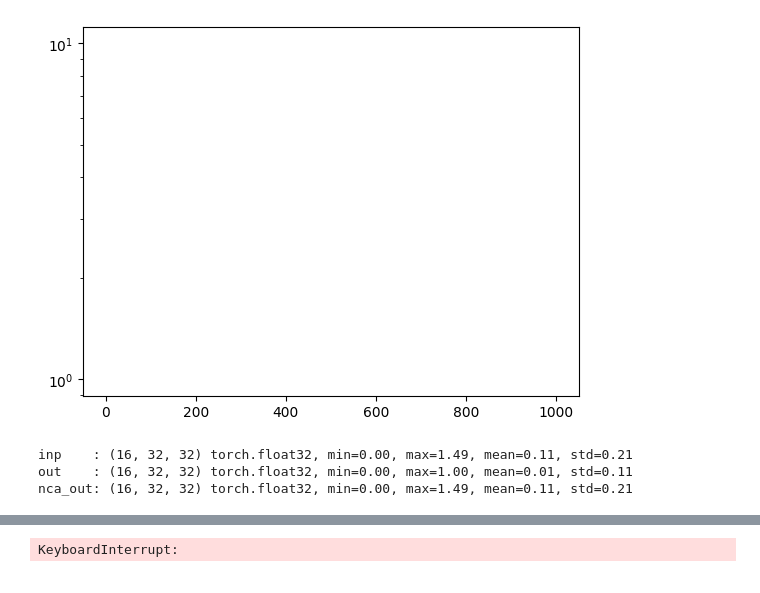
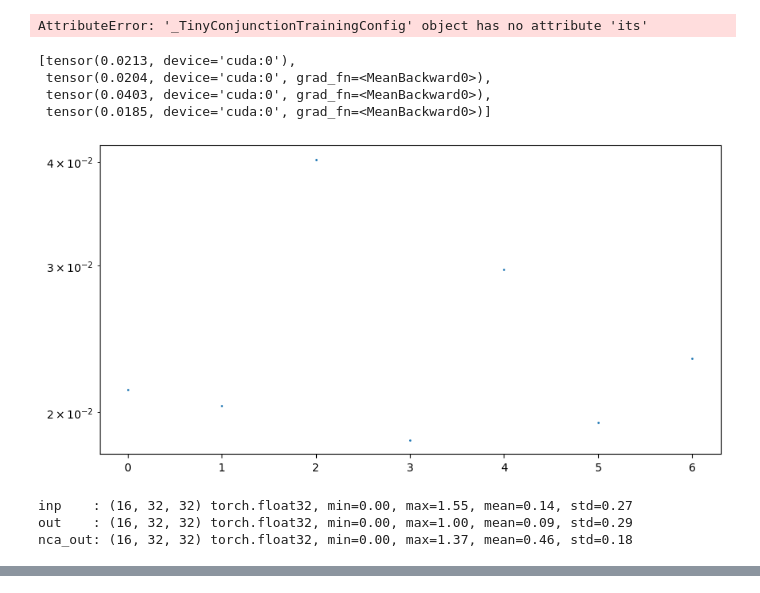
Before and after one commit to ichko/ncpu, a Jupyter notebook: notebooks/ncpu.ipynb, the cells around one changed output, grey strips where cells are left out. Cells and saved outputs as stored; diff of their text form; code cells hidden in the pictures.

```diff
--- a/notebooks/ncpu.ipynb
+++ b/notebooks/ncpu.ipynb
@@ -19,5 +25,6 @@ The autoreload extension is already loaded. To reload it, use:
 # %%
 # TrainRunnerUI(BIG_AND_GATE_TRAINING_CONFIG).render()
 # %%
-trainer = setup_trainer(TINY_AND_GATE_TRAINING_CONFIG)
+config = TINY_AND_GATE_TRAINING_CONFIG
+trainer = setup_trainer(config)
 # %% [output]
@@ -33,37 +39,57 @@ Sanity check completed successfully
 # %%
 # state_dict = torch.load("notebooks/checkpoints/ncpu_127580_20251130_203719.pth")
 # trainer.nca.load_state_dict(state_dict)
+# %%
+config.its
+# %% [output]
+AttributeError: '_TinyConjunctionTrainingConfig' object has no attribute 'its'
+# %%
+loss
+# %% [output]
+[tensor(0.0213, device='cuda:0'),
+ tensor(0.0204, device='cuda:0', grad_fn=<MeanBackward0>),
+ tensor(0.0403, device='cuda:0', grad_fn=<MeanBackward0>),
+ tensor(0.0185, device='cuda:0', grad_fn=<MeanBackward0>)]
 # %%
-from functools import partial
+pbar = tqdm(range(100_000))
+for i in pbar:
+    info = trainer.optim_step(steps=(30, 80))
+    loss = info["loss"].item()
+    pbar.set_description(f"loss={loss:.6f}")
 
-import numpy as np
-import panel as pn
+    if i % 250 == 0:
+        clear_output(wait=False)
+        display(pbar.container)
+        fig, ax = plt.subplots(figsize=(10, 5))
+        loss = [h["loss"].item() for h in trainer.history]
+        ax.scatter(range(len(loss)), loss, s=1)
+        ax.set_yscale("log")
+        plt.close(fig)
+        display(fig)
 
-from bokeh.models import ColumnDataSource
-from bokeh.plotting import figure
+        print_tensor("inp    ", info["inp"])
+        print_tensor("out    ", info["out"])
+        print_tensor("nca_out", info["nca_out"])
 
+        to_show = 8
+        inp = info["inp"][:to_show]
+        out = info["out"][:to_show]
+        nca_out = info["nca_out"][:to_show]
+        rollout = info["rollout"][:to_show]
+        io = torch.cat([inp, out, nca_out], dim=0)
 
-def update(source):
-    data = np.random.randint(0, 2**31, 10)
-    source.data.update({"y": data})
+        media.show_images(
+            io.detach().cpu(), columns=to_show, width=100, height=100
+        )
+        sequence_batch_to_html_gifs(rollout, columns=to_show, fps=10)
 
-
-def panel_app():
-    source = ColumnDataSource({"x": np.arange(10), "y": np.arange(10)})
-    p = figure()
-    p.line(x="x", y="y", source=source)
-    cb = pn.state.add_periodic_callback(partial(update, source), 200, timeout=5000)
-    toggle = pn.widgets.Toggle(name="Toggle callback", value=True)
-    toggle.link(cb, bidirectional=True, value="running")
-    return pn.Column(pn.pane.Bokeh(p), toggle)
-
-
-pn.panel(panel_app)
+        it = len(trainer.history)
+        path = f"./checkpoints/ncpu_{it}_{datetime.now().strftime('%Y%m%d_%H%M%S')}.pth"
+        torch.save(trainer.nca.state_dict(), path)
 # %% [output]
-[figure, old version]
+[figure, new version]
-inp    : (16, 32, 32) torch.float32, min=0.00, max=1.49, mean=0.11, std=0.21
-out    : (16, 32, 32) torch.float32, min=0.00, max=1.00, mean=0.01, std=0.11
-nca_out: (16, 32, 32) torch.float32, min=0.00, max=1.49, mean=0.11, std=0.21
+inp    : (16, 32, 32) torch.float32, min=0.00, max=1.55, mean=0.14, std=0.27
+out    : (16, 32, 32) torch.float32, min=0.00, max=1.00, mean=0.09, std=0.29
+nca_out: (16, 32, 32) torch.float32, min=0.00, max=1.37, mean=0.46, std=0.18
 [interactive output not drawn]
 [interactive output not drawn]
-KeyboardInterrupt:
```
Also changed, not shown: parts of 2 cells of this notebook, 2 other files.
